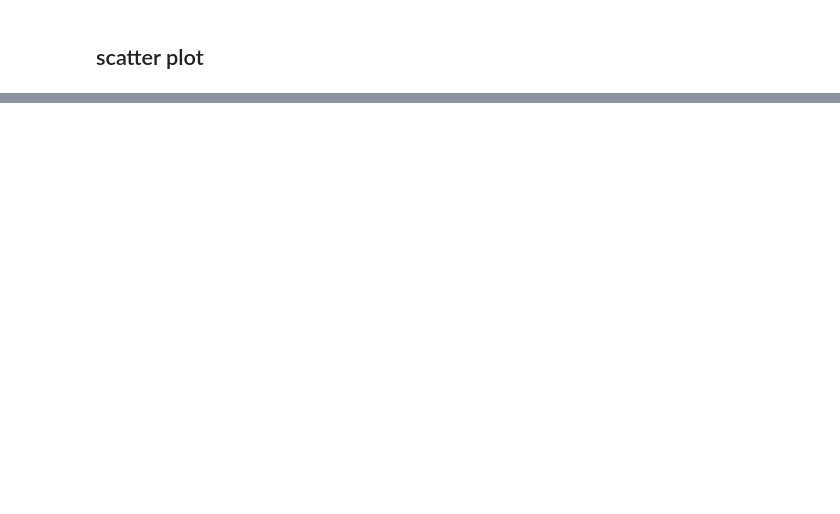
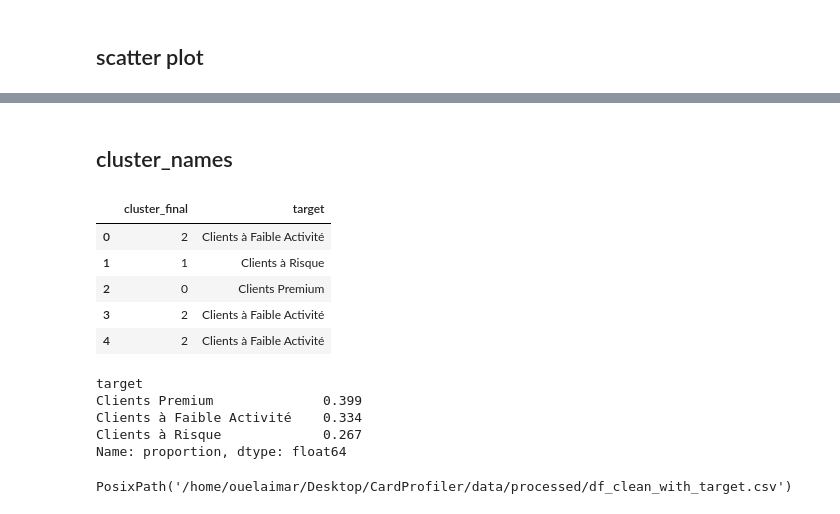
Before and after one commit to oelaimar/CardProfiler, a Jupyter notebook: notebooks/03_clustering.ipynb, the cells around one changed output, grey strips where cells are left out. Drawn from its saved outputs; the diff is of its cells as text; code cells hidden in the pictures; blank space fills up the shorter version.

```diff
--- a/notebooks/03_clustering.ipynb
+++ b/notebooks/03_clustering.ipynb
@@ -396,0 +400,21 @@ Medians per cluster
+# %% [markdown]
+## cluster_names
+# %%
+df_clean = create_target(df_clean, cluster_names)
+display(df_clean[["cluster_final", "target"]].head())
+display(df_clean["target"].value_counts(normalize=True).round(3))
+
+save_processed(df_clean, "df_clean_with_target.csv")
+# %% [output]
+|  | cluster_final | target |
+| 0 | 2 | Clients à Faible Activité |
+| 1 | 1 | Clients à Risque |
+| 2 | 0 | Clients Premium |
+| 3 | 2 | Clients à Faible Activité |
+| 4 | 2 | Clients à Faible Activité |
+target
+Clients Premium              0.399
+Clients à Faible Activité    0.334
+Clients à Risque             0.267
+Name: proportion, dtype: float64
+PosixPath('/home/ouelaimar/Desktop/CardProfiler/data/processed/df_clean_with_target.csv')
```
Also changed, not shown: parts of 5 cells of this notebook, 2 other files.
